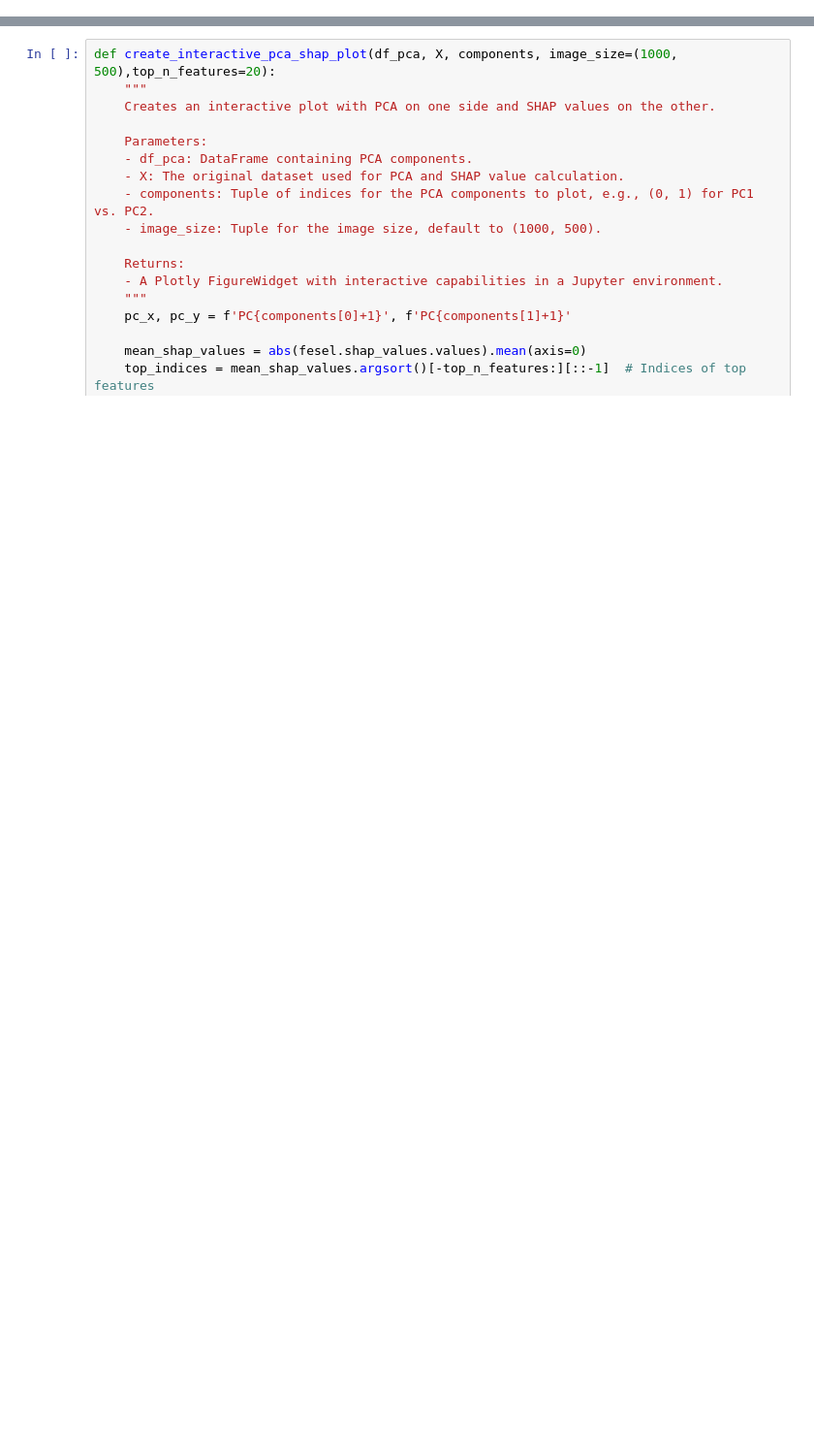
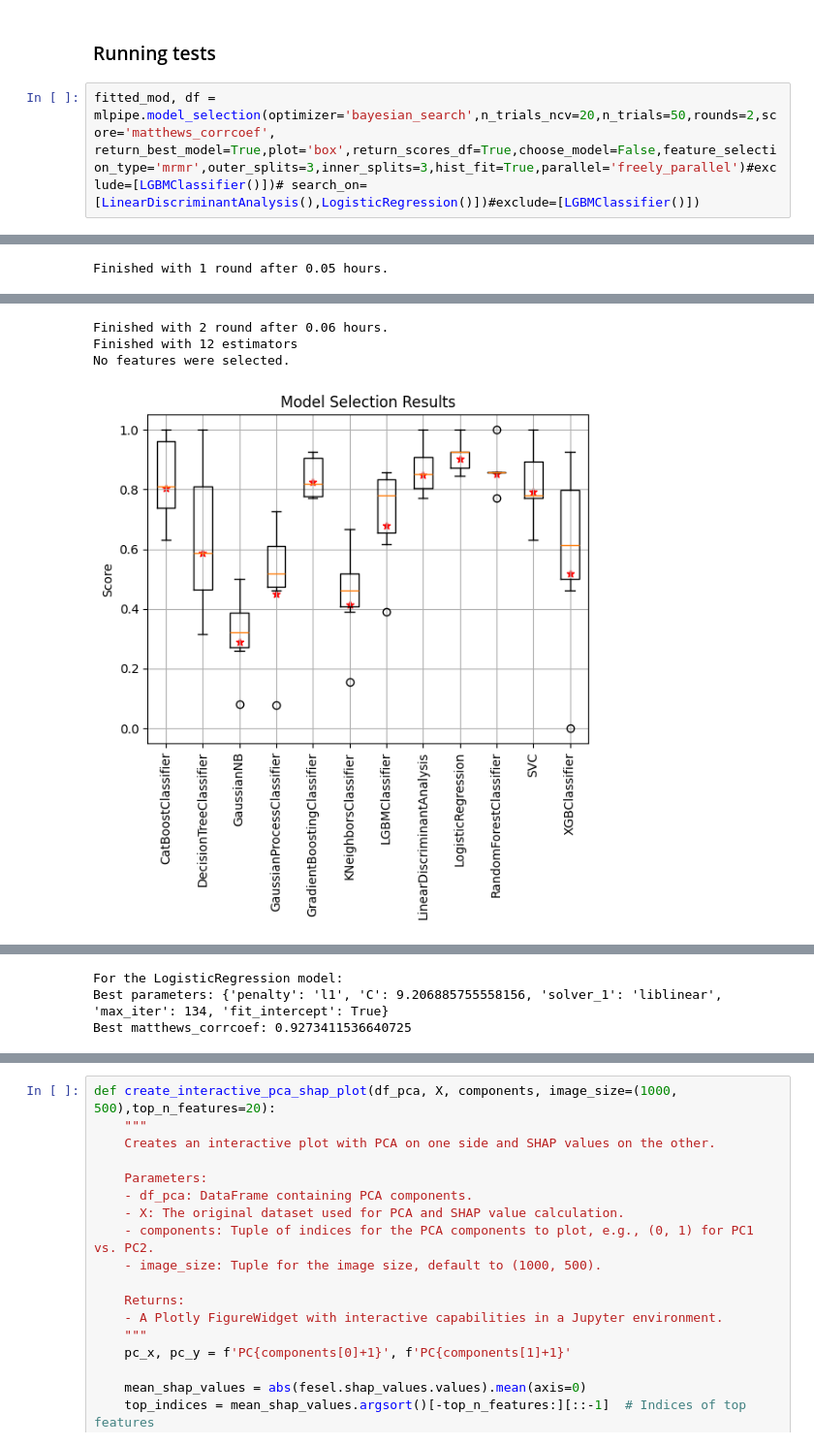
Before and after one commit to costasmexis/AI4META, a Jupyter notebook: main.ipynb, the cells around one changed output, grey strips where cells are left out. Shown at 97% size. Cells and saved outputs as stored; diff of their text form; blank space fills up the shorter version.

Commit message:
'shap values, started exploration,mlpipefinal'

```diff
--- a/main.ipynb
+++ b/main.ipynb
@@ -418,0 +46,5 @@ df_pca = create_pca_dataframe(fesel.X, 2)
+# %% [markdown]
+### Running tests
+# %%
+fitted_mod, df = mlpipe.model_selection(optimizer='bayesian_search',n_trials_ncv=20,n_trials=50,rounds=2,score='matthews_corrcoef', return_best_model=True,plot='box',return_scores_df=True,choose_model=False,feature_selection_type='mrmr',outer_splits=3,inner_splits=3,hist_fit=True,parallel='freely_parallel')#exclude=[LGBMClassifier()])# search_on=[LinearDiscriminantAnalysis(),LogisticRegression()])#exclude=[LGBMClassifier()])
+# %% [output]
@@ -418,0 +57 @@ df_pca = create_pca_dataframe(fesel.X, 2)
+Finished with 1 round after 0.05 hours.
@@ -418,0 +60,4 @@ df_pca = create_pca_dataframe(fesel.X, 2)
+Finished with 2 round after 0.06 hours.
+Finished with 12 estimators
+No features were selected.
+[figure, added]
@@ -418,0 +81,3 @@ df_pca = create_pca_dataframe(fesel.X, 2)
+For the LogisticRegression model:
+Best parameters: {'penalty': 'l1', 'C': 9.206885755558156, 'solver_1': 'liblinear', 'max_iter': 134, 'fit_intercept': True}
+Best matthews_corrcoef: 0.9273411536640725
```
Also changed, not shown: parts of 46 cells of this notebook, 6 other files.
